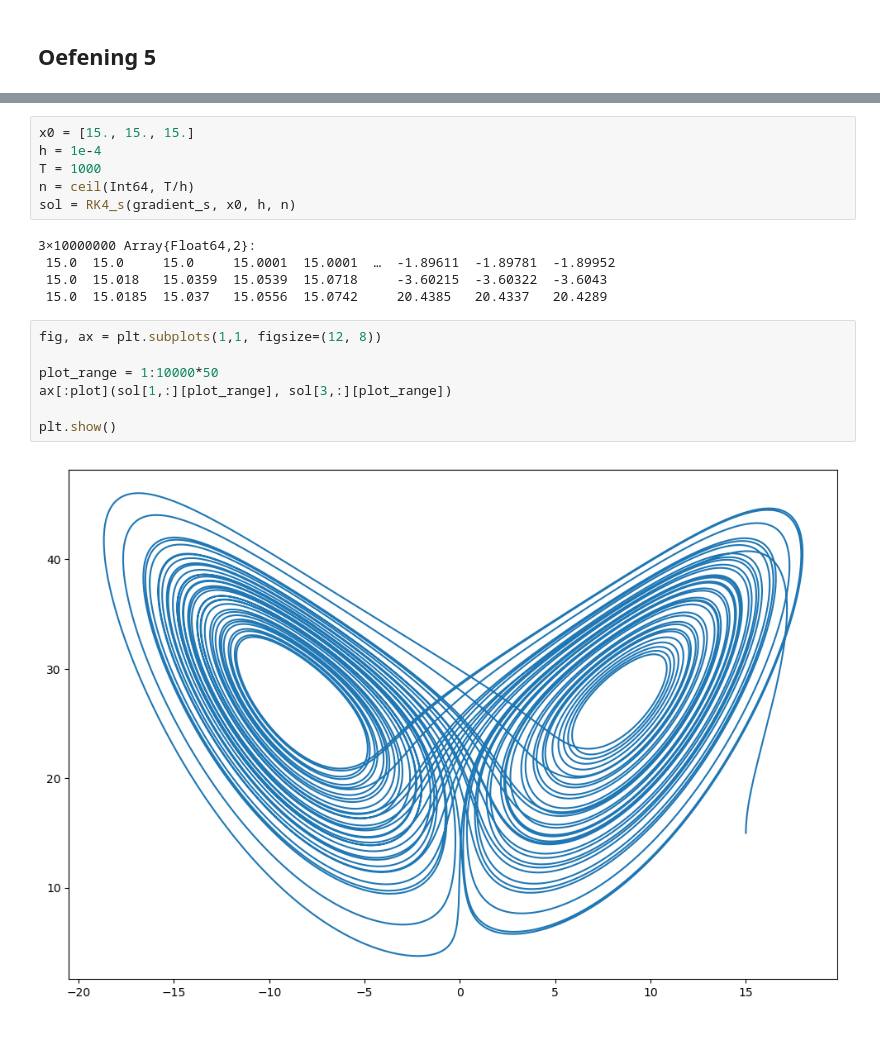
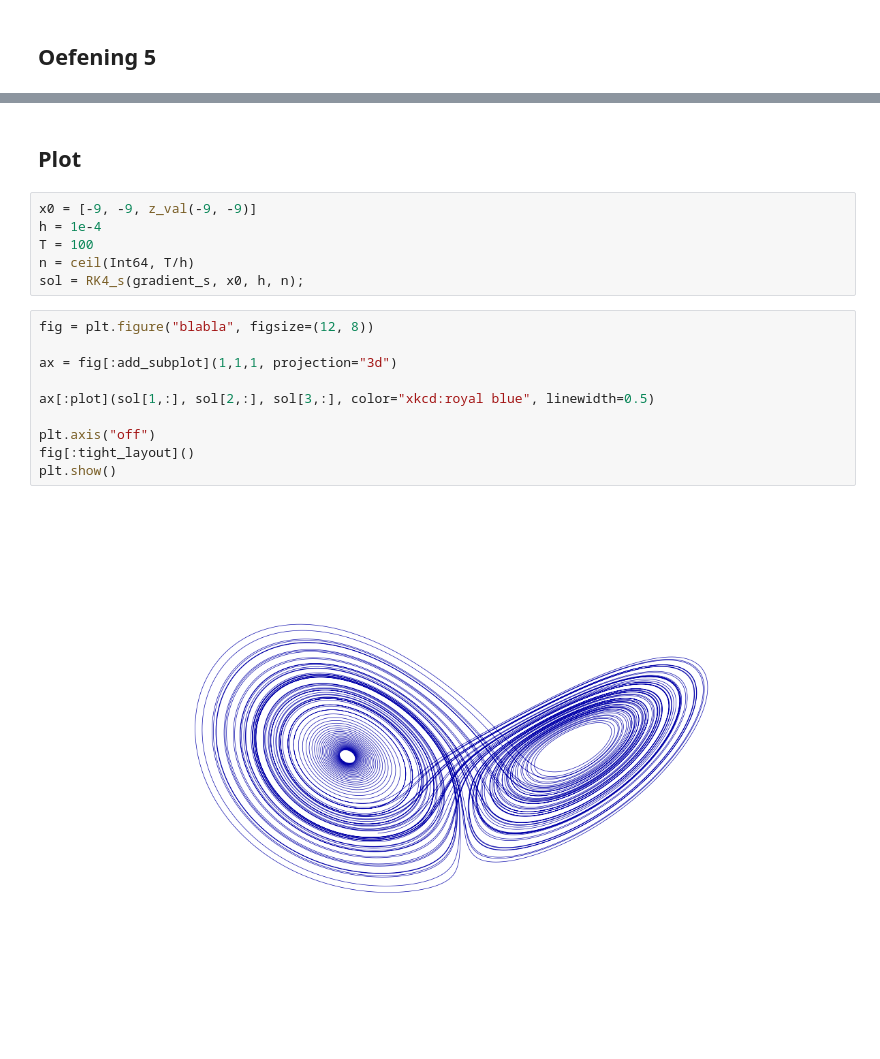
Before and after one commit to Cubedsheep/practicum-diff-Julia, a Jupyter notebook: practicum - Julia.ipynb, the cells around one changed output, grey strips where cells are left out. Saved outputs shown, nothing was run; the diff lists cells and outputs as text.

```diff
--- a/practicum - Julia.ipynb
+++ b/practicum - Julia.ipynb
@@ -810,20 +1085,20 @@ plt.show()
+# %% [markdown]
+## Plot
 # %%
-x0 = [15., 15., 15.]
+x0 = [-9, -9, z_val(-9, -9)]
 h = 1e-4
-T = 1000
+T = 100
 n = ceil(Int64, T/h)
-sol = RK4_s(gradient_s, x0, h, n)
+sol = RK4_s(gradient_s, x0, h, n);
-# %% [output]
-3×10000000 Array{Float64,2}:
- 15.0  15.0     15.0     15.0001  15.0001  …  -1.89611  -1.89781  -1.89952
- 15.0  15.018   15.0359  15.0539  15.0718     -3.60215  -3.60322  -3.6043
- 15.0  15.0185  15.037   15.0556  15.0742     20.4385   20.4337   20.4289
 # %%
-fig, ax = plt.subplots(1,1, figsize=(12, 8))
+fig = plt.figure("blabla", figsize=(12, 8))
 
-plot_range = 1:10000*50
-ax[:plot](sol[1,:][plot_range], sol[3,:][plot_range])
+ax = fig[:add_subplot](1,1,1, projection="3d")
 
+ax[:plot](sol[1,:], sol[2,:], sol[3,:], color="xkcd:royal blue", linewidth=0.5)
+
+plt.axis("off")
+fig[:tight_layout]()
 plt.show()
 # %% [output]
-[figure, old version]
+[figure, new version]
```
Also changed, not shown: parts of 39 cells of this notebook.
